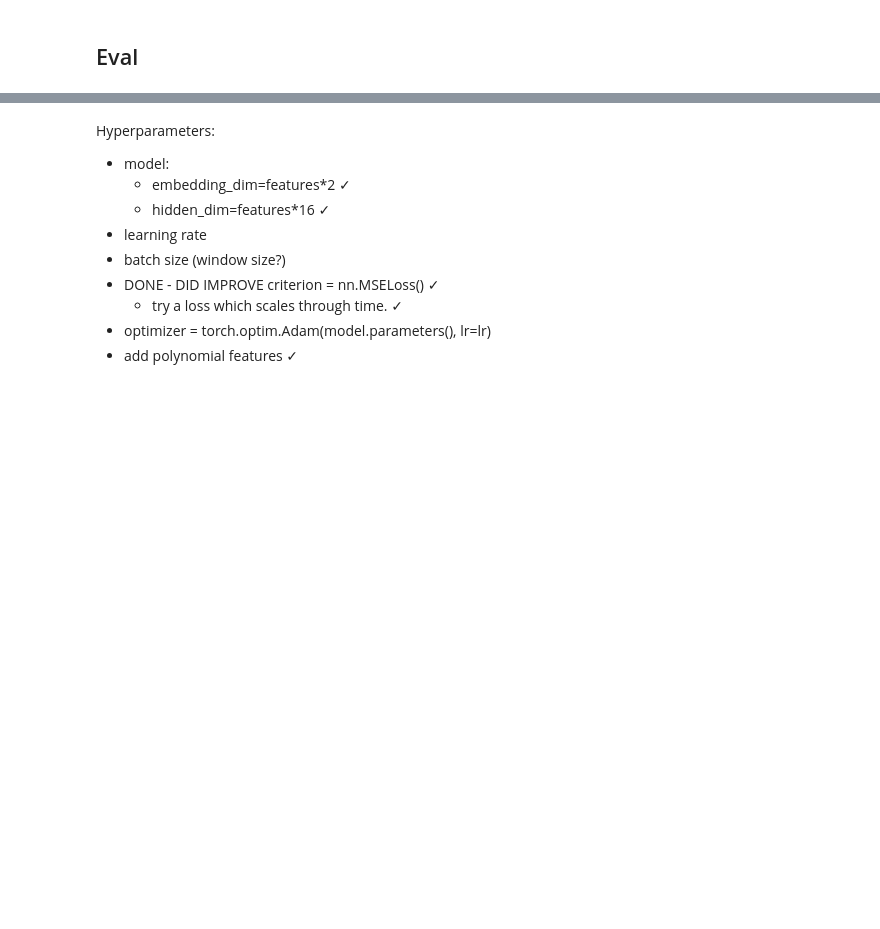
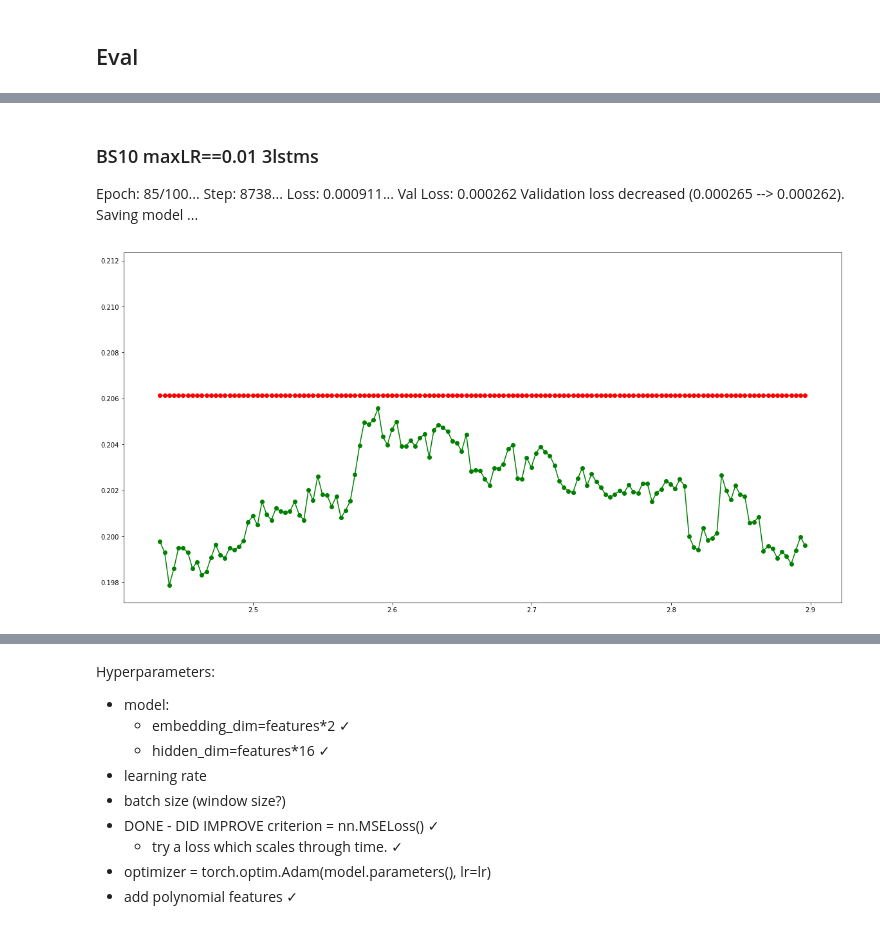
Before and after one commit to octavflorescu/crypto-exchange-LSTM, a Jupyter notebook: 3-full.ipynb, the cells around one changed output, grey strips where cells are left out. Saved outputs shown, nothing was run; the diff lists cells and outputs as text; code cells hidden in the pictures; blank space fills up the shorter version.

```diff
--- a/3-full.ipynb
+++ b/3-full.ipynb
@@ -343,0 +485,17 @@ print("KLDiv loss: {:.8f}".format(np.mean(kldiv_losses)))
+# %% [markdown]
+### BS10 maxLR==0.01 3lstms
+Epoch: 85/100... Step: 8738... Loss: 0.000911... Val Loss: 0.000262
+Validation loss decreased (0.000265 --> 0.000262).  Saving model ...
+# %%
+plt.figure(figsize=(20,10))
+# visualizer.plot()
+# for color in ['blue', 'red']:
+for color in ['red']:
+    color_df = visualizer.date_pred_targ_dict.get(color, pd.DataFrame())
+    plt.scatter(color_df.iloc[:,0], color_df.iloc[:, -2]*10, color=color)
+    plt.plot(color_df.iloc[:,0], color_df.iloc[:, -2]*10, color=color)
+    plt.scatter(color_df.iloc[:,0], color_df.iloc[:, -1]*10, color='g')
+    plt.plot(color_df.iloc[:,0], color_df.iloc[:, -1]*10, color='g')
+plt.show()
+# %% [output]
+[figure, added]
```
Also changed, not shown: parts of 26 cells of this notebook, 2 other files.
